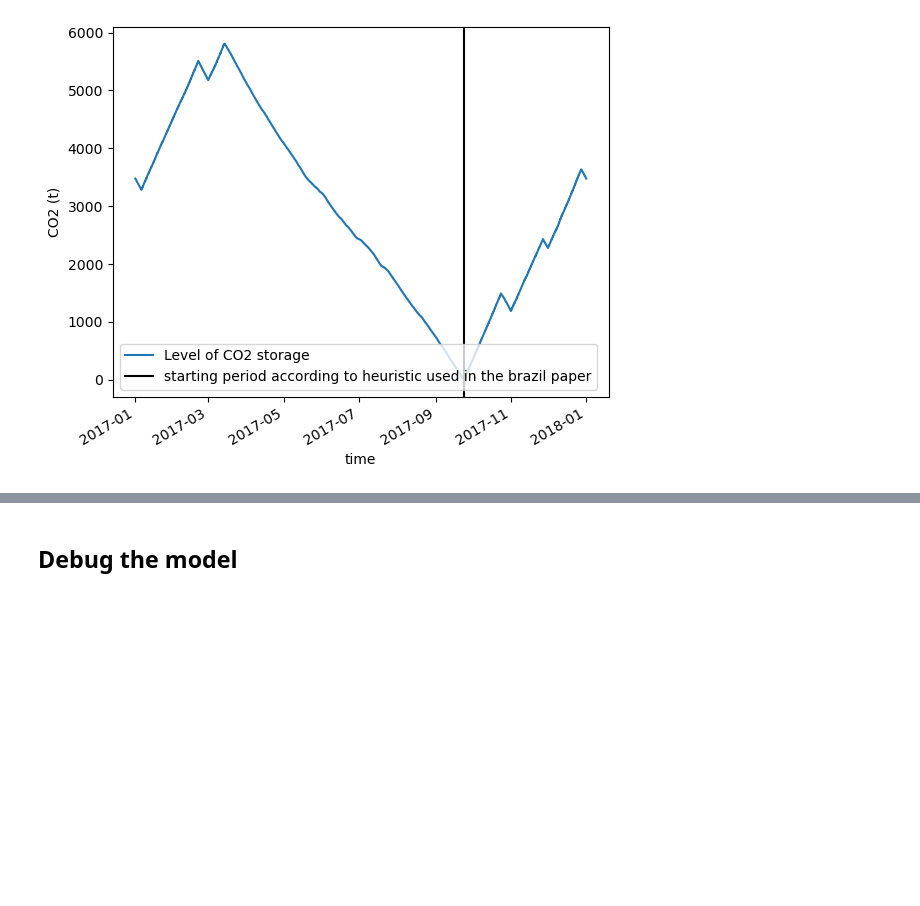
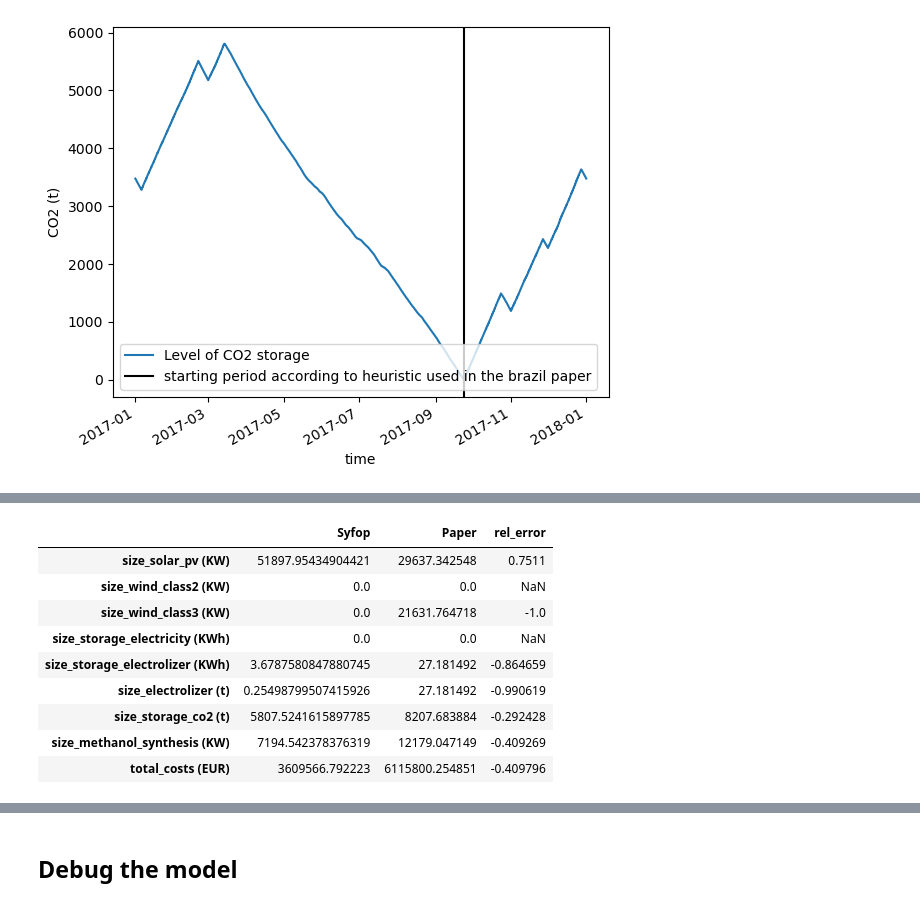
Before and after one commit to inwe-boku/syfop, a Jupyter notebook: notebooks/reproduce-brazil-paper.ipynb, the cells around one changed output, grey strips where cells are left out. Cells and saved outputs as stored; diff of their text form; code cells hidden in the pictures; blank space fills up the shorter version.

Commit message:
Map results of Brazil paper to our variable names

```diff
--- a/notebooks/reproduce-brazil-paper.ipynb
+++ b/notebooks/reproduce-brazil-paper.ipynb
@@ -396,0 +350,29 @@ plt.legend();
+# %%
+result_paper_scenario = result[(result.scenario == scenario) & (result.epe_id == location_id)]
+# %%
+result_comparison = pd.DataFrame({f"{key_new} ({unit})":
+    [
+        network.model.solution[key_new].values,
+        factor * result_paper_scenario[key_paper].iloc[0]
+    ]
+    for key_new, (key_paper, unit, factor) in mapping.items()}, index=('Syfop', 'Paper')).T
+# %%
+result_comparison.loc['total_costs (EUR)'] = [
+    network.model.objective_value,
+    result_paper_scenario.x_cost.iloc[0] * 1e6
+]
+# %%
+result_comparison['rel_error'] = result_comparison['Syfop'] / result_comparison['Paper'] - 1
+# %%
+result_comparison
+# %% [output]
+|  | Syfop | Paper | rel_error |
+| size_solar_pv (KW) | 51897.95434904421 | 29637.342548 | 0.7511 |
+| size_wind_class2 (KW) | 0.0 | 0.0 | NaN |
+| size_wind_class3 (KW) | 0.0 | 21631.764718 | -1.0 |
+| size_storage_electricity (KWh) | 0.0 | 0.0 | NaN |
+| size_storage_electrolizer (KWh) | 3.6787580847880745 | 27.181492 | -0.864659 |
+| size_electrolizer (t) | 0.25498799507415926 | 27.181492 | -0.990619 |
+| size_storage_co2 (t) | 5807.5241615897785 | 8207.683884 | -0.292428 |
+| size_methanol_synthesis (KW) | 7194.542378376319 | 12179.047149 | -0.409269 |
+| total_costs (EUR) | 3609566.792223 | 6115800.254851 | -0.409796 |
```
Also changed, not shown: parts of 14 cells of this notebook.
